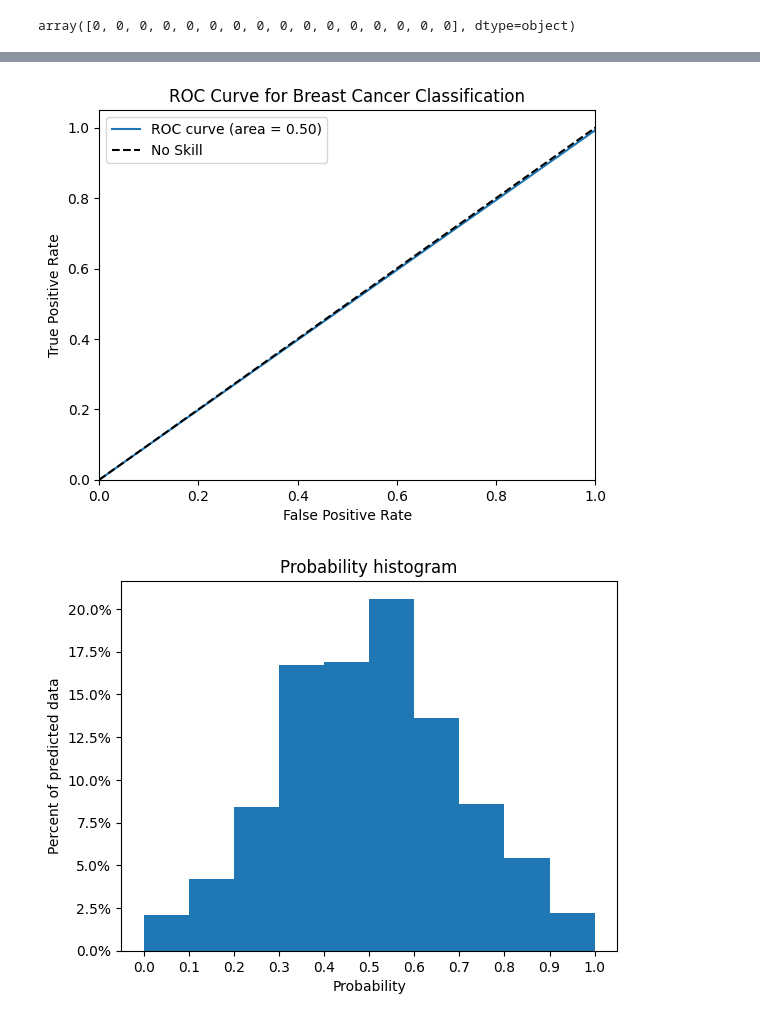
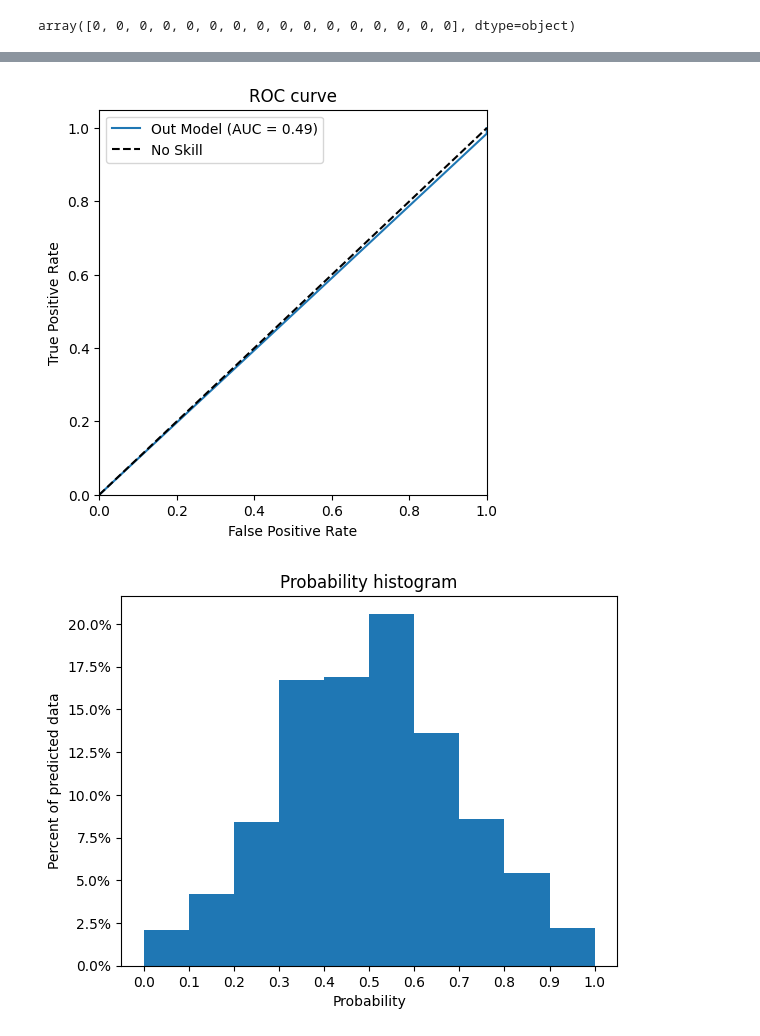
Before and after one commit to wozniakw2002/BSc-thesis, a Jupyter notebook: Notebooks/PreprocessingTests.ipynb, the cells around one changed output, grey strips where cells are left out. Drawn from its saved outputs; the diff is of its cells as text; code cells hidden in the pictures.

```diff
--- a/Notebooks/PreprocessingTests.ipynb
+++ b/Notebooks/PreprocessingTests.ipynb
@@ -44,7 +45,7 @@ Statistics.plot_confusion_matrix(actual, predicted)
 # %%
-Statistics.roc_curve(actual, predicted)
+Statistics.plot_roc_curve(actual, predicted, True)
 # %% [output]
-[figure, old version]
+[figure, new version]
 # %%
 Y_pred_prob = np.random.normal(0.5, 0.2, 1000)
 # %%
```
Also changed, not shown: parts of 5 cells of this notebook, 6 other files.
